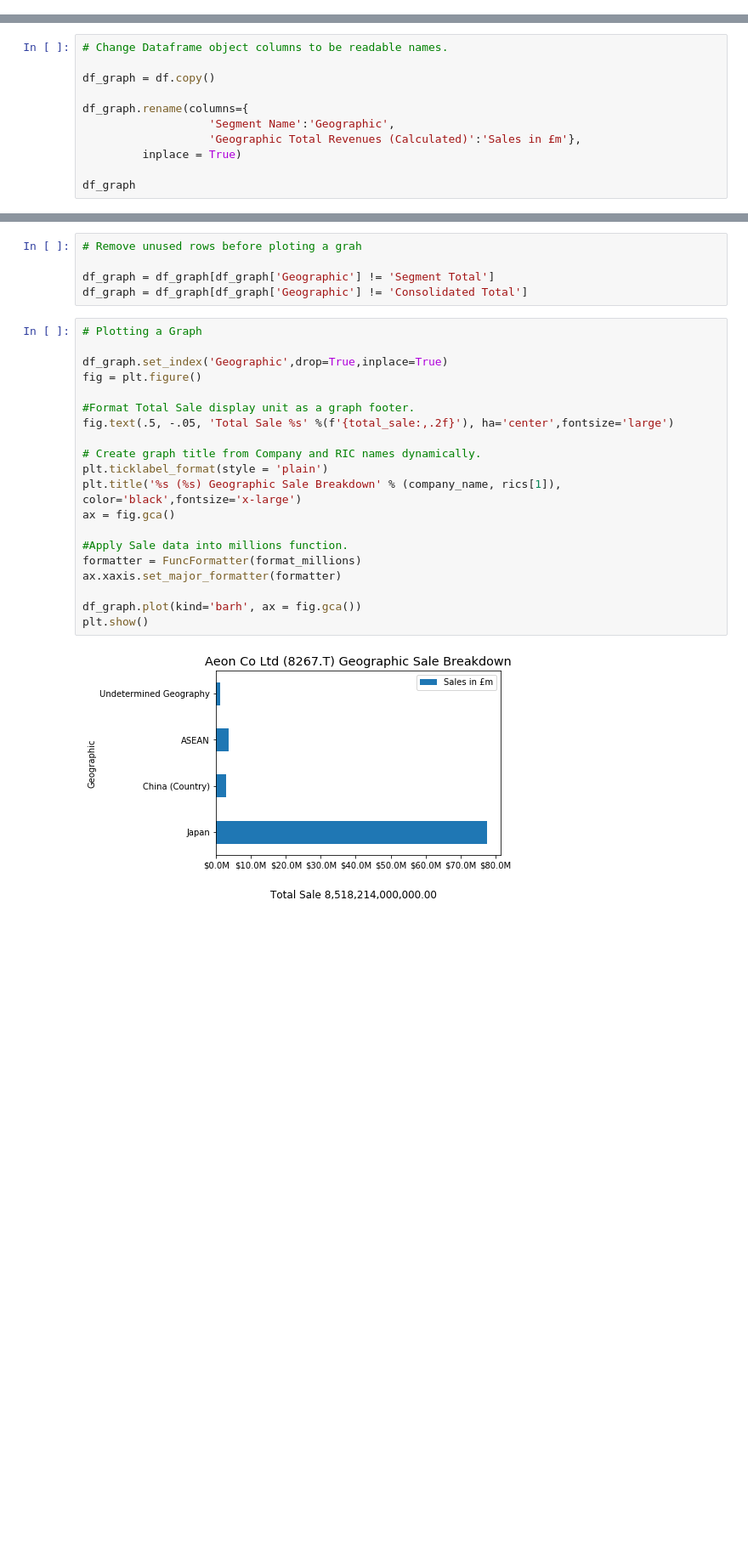
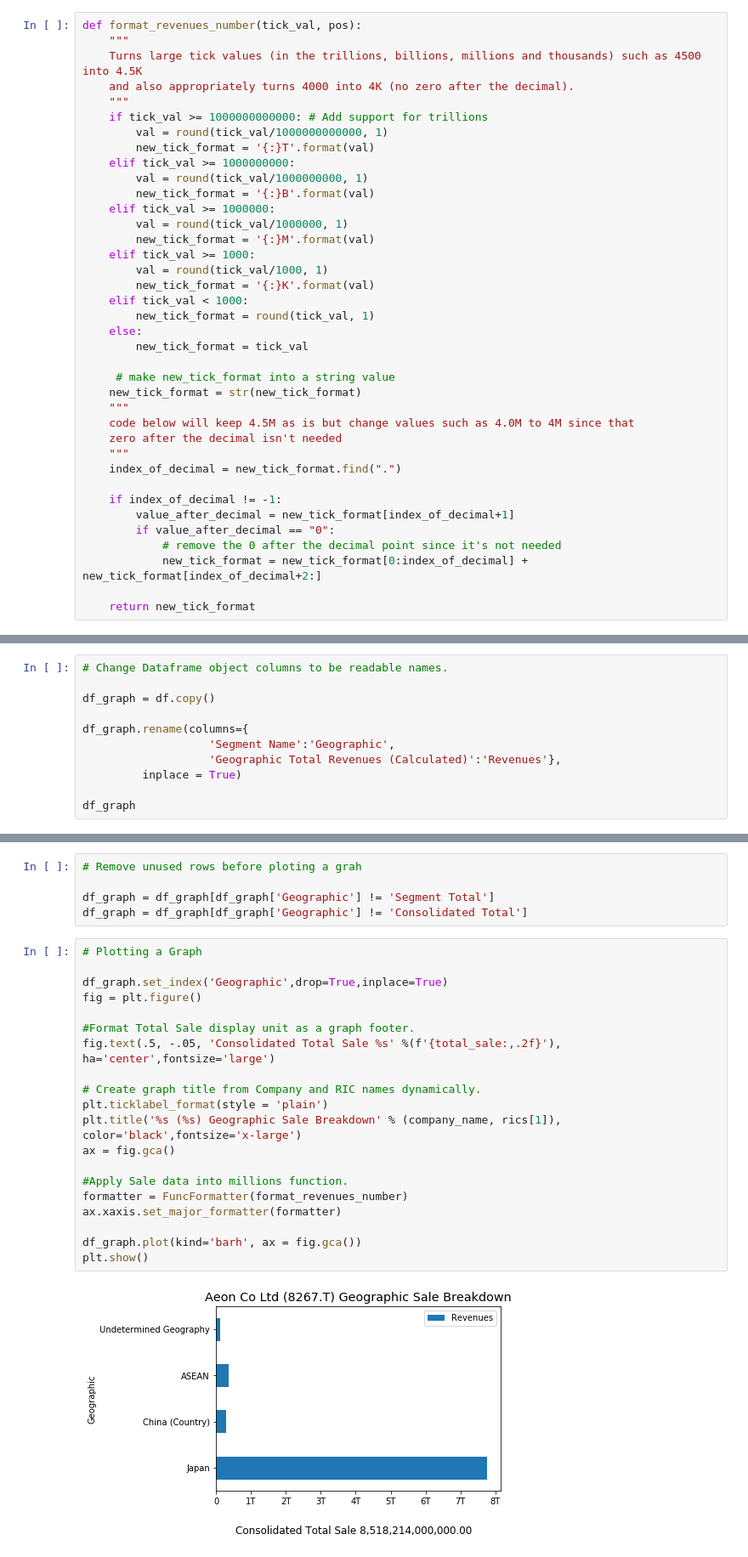
Before and after one commit to LSEG-API-Samples/Article.EikonAPI.Python.Jupyter.Geographic_Sale_Breakdown, a Jupyter notebook: notebook/fundamentals_geographic_sale.ipynb, the cells around one changed output, grey strips where cells are left out. Shown at 85% size. Drawn from its saved outputs; the diff is of its cells as text; blank space fills up the shorter version.

Commit message:
change logs: 1. Change Notebook source code, change fundtion that format graph numbers, change dataframe column 2. Update README.md to reflect a modified notebook

```diff
--- a/notebook/fundamentals_geographic_sale.ipynb
+++ b/notebook/fundamentals_geographic_sale.ipynb
@@ -174,3 +172,41 @@ def format_millions(x, pos):
+# %%
+def format_revenues_number(tick_val, pos):
+    """
+    Turns large tick values (in the trillions, billions, millions and thousands) such as 4500 into 4.5K
+    and also appropriately turns 4000 into 4K (no zero after the decimal).
+    """
+    if tick_val >= 1000000000000: # Add support for trillions
+        val = round(tick_val/1000000000000, 1)
+        new_tick_format = '{:}T'.format(val)
+    elif tick_val >= 1000000000:
+        val = round(tick_val/1000000000, 1)
+        new_tick_format = '{:}B'.format(val)
+    elif tick_val >= 1000000:
+        val = round(tick_val/1000000, 1)
+        new_tick_format = '{:}M'.format(val)
+    elif tick_val >= 1000:
+        val = round(tick_val/1000, 1)
+        new_tick_format = '{:}K'.format(val)
+    elif tick_val < 1000:
+        new_tick_format = round(tick_val, 1)
+    else:
+        new_tick_format = tick_val
+
+     # make new_tick_format into a string value
+    new_tick_format = str(new_tick_format)
+    """
+    code below will keep 4.5M as is but change values such as 4.0M to 4M since that
+    zero after the decimal isn't needed
+    """
+    index_of_decimal = new_tick_format.find(".")
+
+    if index_of_decimal != -1:
+        value_after_decimal = new_tick_format[index_of_decimal+1]
+        if value_after_decimal == "0":
+            # remove the 0 after the decimal point since it's not needed
+            new_tick_format = new_tick_format[0:index_of_decimal] + new_tick_format[index_of_decimal+2:]
+
+    return new_tick_format
 # %% [markdown]
 Finally, we draw a bar graph.
 # %%
@@ -517,7 +553,7 @@ df_graph = df.copy()
 
 df_graph.rename(columns={
                    'Segment Name':'Geographic',
-                   'Geographic Total Revenues (Calculated)':'Sales in £m'},
+                   'Geographic Total Revenues (Calculated)':'Revenues'},
          inplace = True)
 
 df_graph
@@ -544,25 +580,25 @@ df_graph = df_graph[df_graph['Geographic'] != 'Consolidated Total']
 # %%
 # Plotting a Graph
 
 df_graph.set_index('Geographic',drop=True,inplace=True)
 fig = plt.figure()
 
 #Format Total Sale display unit as a graph footer.
-fig.text(.5, -.05, 'Total Sale %s' %(f'{total_sale:,.2f}'), ha='center',fontsize='large')
+fig.text(.5, -.05, 'Consolidated Total Sale %s' %(f'{total_sale:,.2f}'), ha='center',fontsize='large')
 
 # Create graph title from Company and RIC names dynamically.
 plt.ticklabel_format(style = 'plain')
 plt.title('%s (%s) Geographic Sale Breakdown' % (company_name, rics[1]), color='black',fontsize='x-large')
 ax = fig.gca()
 
 #Apply Sale data into millions function.
-formatter = FuncFormatter(format_millions)
+formatter = FuncFormatter(format_revenues_number)
 ax.xaxis.set_major_formatter(formatter)
 
 df_graph.plot(kind='barh', ax = fig.gca())
 plt.show()
 # %% [output]
-[figure, old version]
+[figure, new version]
 # %% [markdown]
 ## Conclusion
 
```
Also changed, not shown: parts of 22 cells of this notebook, 4 other files.
